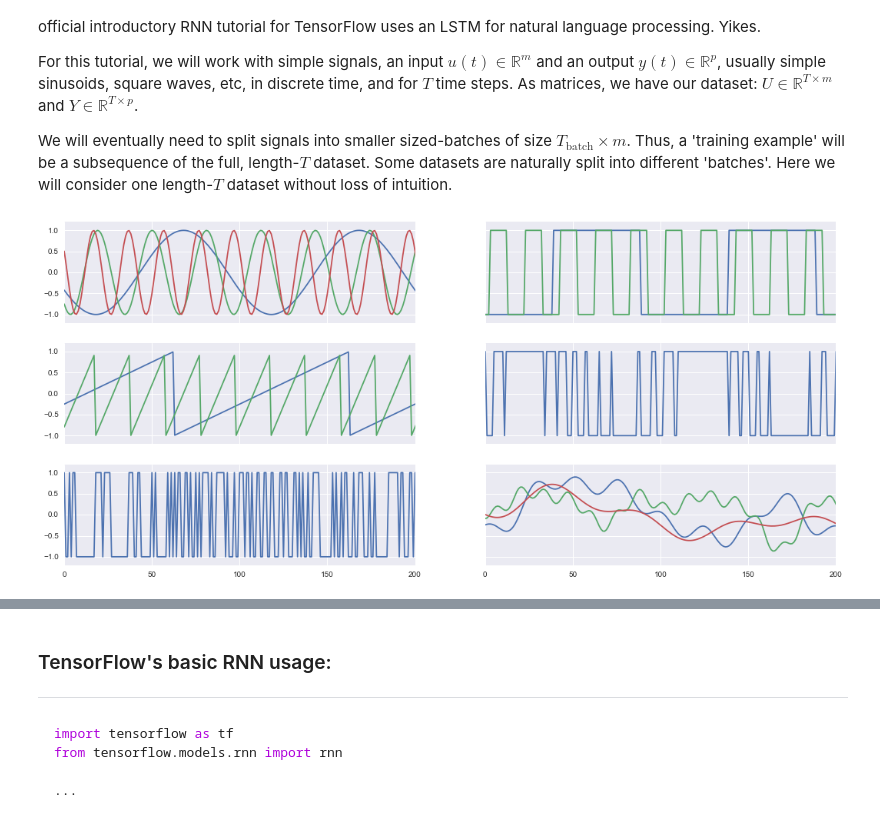
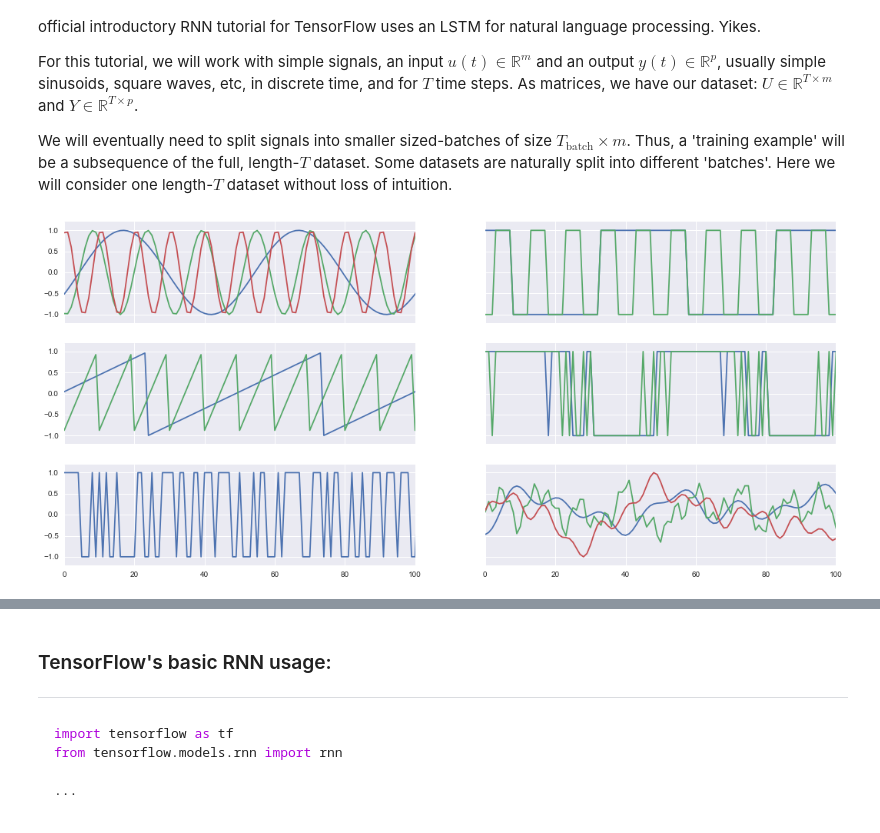
Before and after one commit to Sailor74/tensorflow-rnn-tutorial, a Jupyter notebook: TensorFlow RNN tutorial.ipynb, the cells around one changed output, grey strips where cells are left out. Cells and saved outputs as stored; diff of their text form; code cells hidden in the pictures.

```diff
--- a/TensorFlow RNN tutorial.ipynb
+++ b/TensorFlow RNN tutorial.ipynb
@@ -143,8 +132,8 @@ For this tutorial, we will work with simple signals, an input $u(t)\in\mathbb{R}
 We will eventually need to split signals into smaller sized-batches of size $T_{\text{batch}}\times m$. Thus, a 'training example' will be a subsequence of the full, length-$T$ dataset. Some datasets are naturally split into different 'batches'. Here we will consider one length-$T$ dataset without loss of intuition.
 # %%
 # Signal parameters
-cycle = 100 # cycle length
-T = 10*cycle # total time
+cycle = 50 # cycle length
+T = 5*cycle # total time
 t = np.arange(T)
 # %%
 def rand_signal(time_, cycle_, components_):
@@ -193,17 +182,17 @@ for i in range(n_sig):
 # %%
 # Plot signals
 f, ((ax1,ax2),(ax3,ax4),(ax5,ax6)) = plt.subplots(3,2,sharex='col',sharey='row', figsize=(18,8),
-                                        subplot_kw=dict(xlim=(0,2*cycle),
-                                                        ylim=(-1.2,1.2)))
+                                                  subplot_kw=dict(xlim=(0,2*cycle),
+                                                                  ylim=(-1.2,1.2)))
 ax1.plot(z_sin[:,[0,5,9]])
 ax2.plot(z_square[:,[0,9]])
 ax3.plot(z_saw[:,[0,9]])
-ax4.plot(z_modsq[:,[5]])
+ax4.plot(z_modsq[:,[0,9]])
 ax5.plot(z_psrnd[:,[0]])
 ax6.plot(z_randsin[:,[0,1,2]])
 plt.show()
 # %% [output]
-[figure, old version]
+[figure, new version]
 # %% [markdown]
 ### RNNs:
 Our goal is to fit a function, called a (dynamical) system, $F:U\rightarrow Y$, where $U\in\mathbb{R}^{T\times m}$ and $Y\in\mathbb{R}^{T\times p}$. Generally, the output may depend on inputs from time steps far away. E.g. we might have $y(t)$ depend somehow on $u(t-10)$. RNNs -- more generally, state-space models -- replace all higher-order dependencies with first-order dependencies via a standard mathematical trick: introduce a new, possibly high-dimensional, latent variable $x$. The rough intuition from linear systems is that if there is a 10th-order dependence in your system, you need $x$ to be at least 10-dimensional. As a bonus, state-space models give a realization of $F$ that is causal (nowhere do variables explicitly depend on the future).
```
Also changed, not shown: parts of 23 cells of this notebook.
